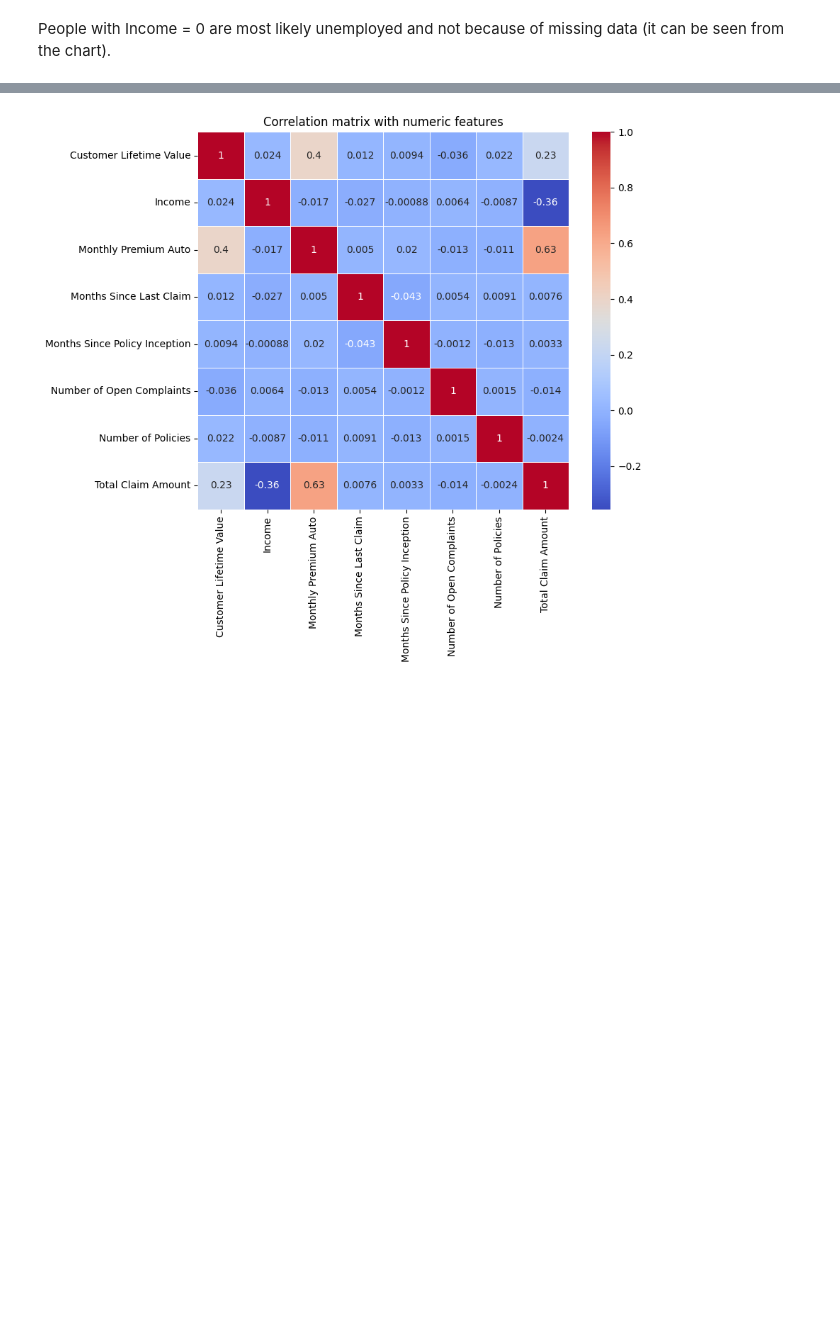
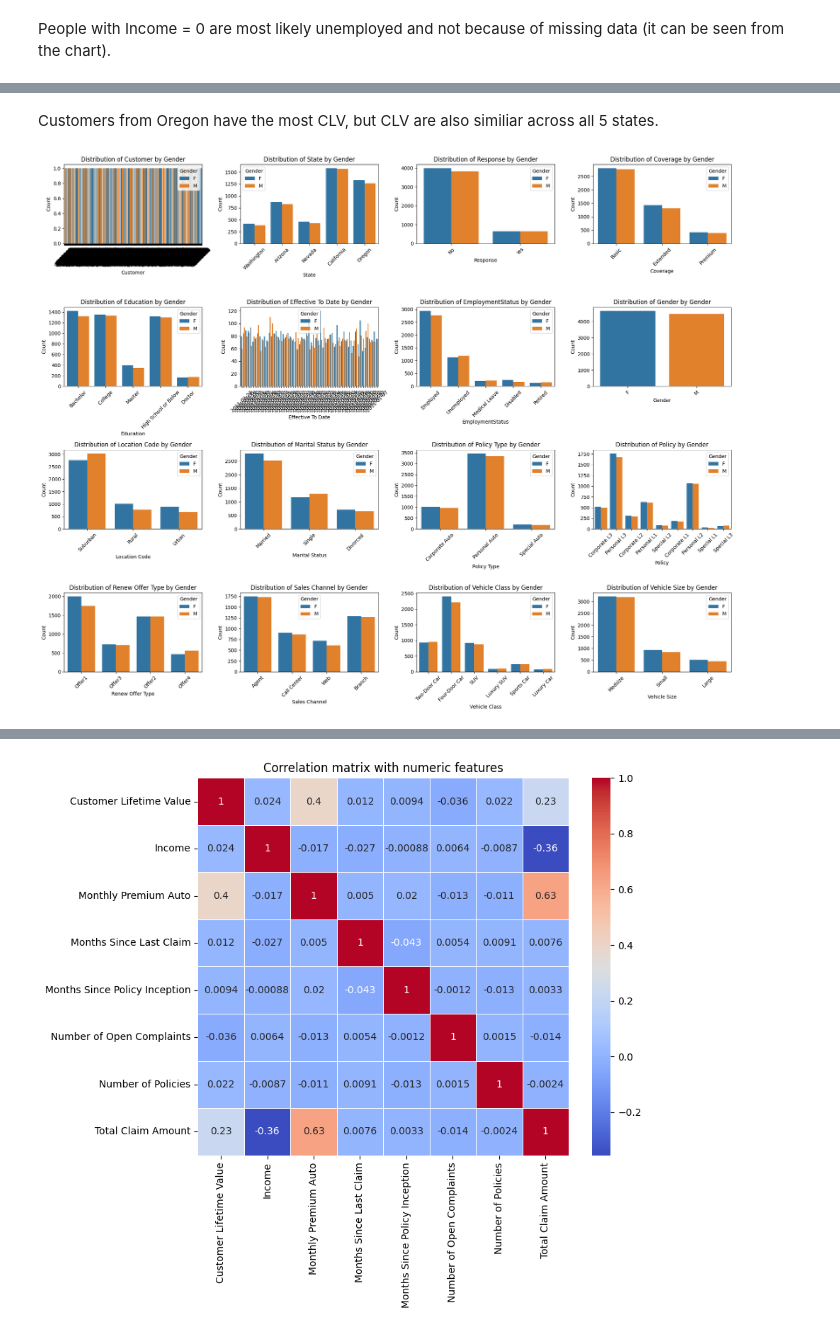
Before and after one commit to aRandomUser1107/Customer-Lifetime-Value-Prediction, a Jupyter notebook: clv.ipynb, the cells around one changed output, grey strips where cells are left out. Cells and saved outputs as stored; diff of their text form; code cells hidden in the pictures; blank space fills up the shorter version.

```diff
--- a/clv.ipynb
+++ b/clv.ipynb
@@ -170,0 +223,22 @@ People with Income = 0 are most likely unemployed and not because of missing dat
+# %% [markdown]
+Customers from Oregon have the most CLV, but CLV are also similiar across all 5 states.
+# %%
+cat_cols = len(categorical_cols)
+
+n_cols = 4
+n_rows = math.ceil(cat_cols / n_cols)
+
+fig, axes = plt.subplots(n_rows, n_cols, figsize=(20, n_rows * 4))
+
+axes = axes.flatten()
+for i, col in enumerate(categorical_cols):
+    sns.countplot(data=df, x=col, hue='Gender', ax=axes[i])
+    axes[i].set_title(f'Distribution of {col} by Gender')
+    axes[i].set_xlabel(col)
+    axes[i].set_ylabel('Count')
+    axes[i].tick_params(axis='x', rotation=45)
+
+plt.tight_layout()
+plt.show()
+# %% [output]
+[figure, added]
```
Also changed, not shown: parts of 19 cells of this notebook.
